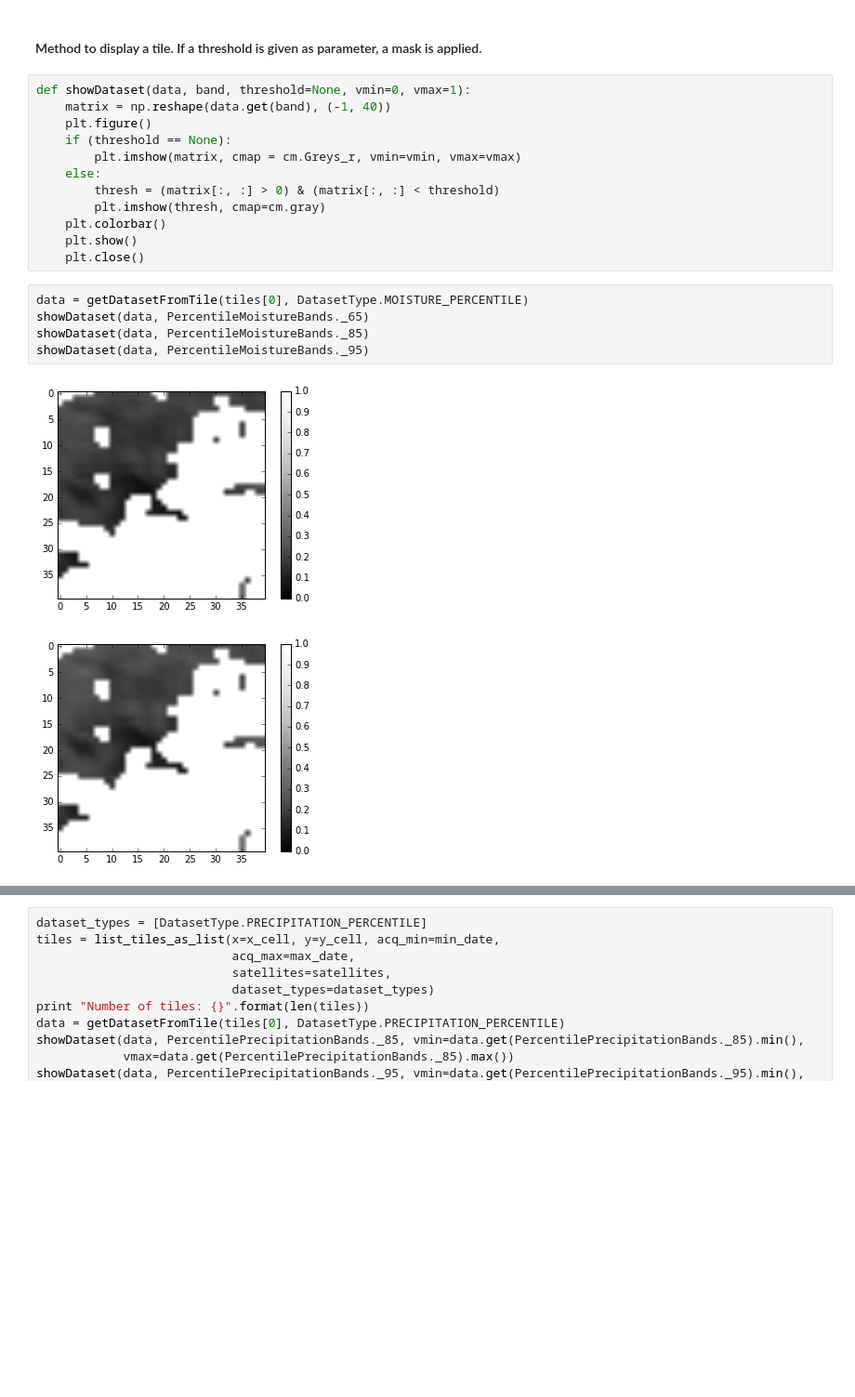
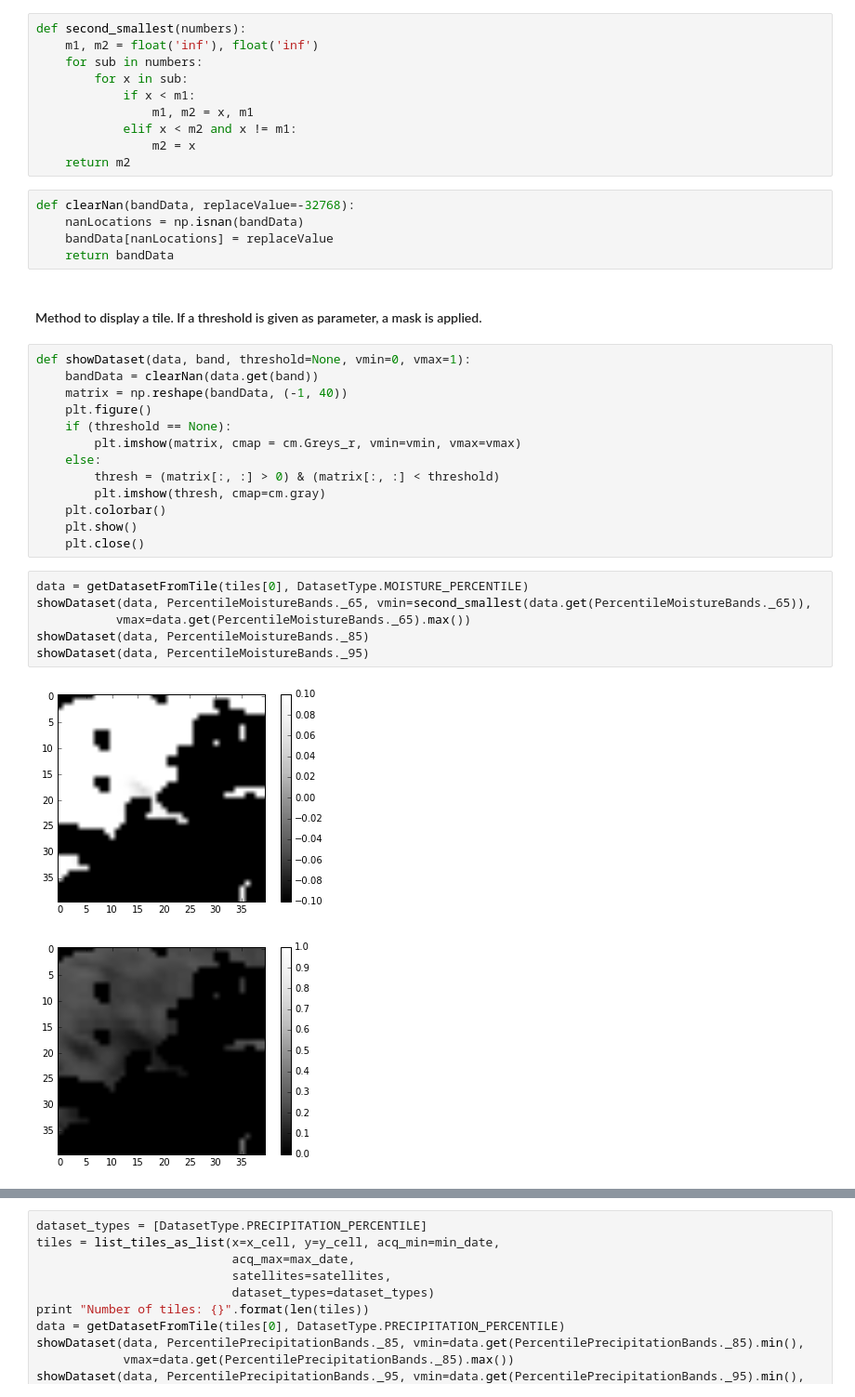
Before and after one commit to pvillard31/agdc, a Jupyter notebook: api-examples/notebooks/notebooks_CG/Percentile_and_forecast_access.ipynb, the cells around one changed output, grey strips where cells are left out. Shown: that part at 93% size. Drawn from its saved outputs; the diff is of its cells as text; blank space fills up the shorter version.

```diff
--- a/api-examples/notebooks/notebooks_CG/Percentile_and_forecast_access.ipynb
+++ b/api-examples/notebooks/notebooks_CG/Percentile_and_forecast_access.ipynb
@@ -66,11 +66,27 @@ def getDatasetFromTile(tile, datasetType):
     #print "Tile file path location: {path}".format(path=dataset.path)
     #print "Array dimensions:\nx: {x} & y: {y}".format(x=samples, y=lines)
     return data
+# %%
+def second_smallest(numbers):
+    m1, m2 = float('inf'), float('inf')
+    for sub in numbers:
+        for x in sub:
+            if x < m1:
+                m1, m2 = x, m1
+            elif x < m2 and x != m1:
+                m2 = x
+    return m2
+# %%
+def clearNan(bandData, replaceValue=-32768):
+    nanLocations = np.isnan(bandData)
+    bandData[nanLocations] = replaceValue
+    return bandData
 # %% [markdown]
 #### Method to display a tile. If a threshold is given as parameter, a mask is applied.
 # %%
 def showDataset(data, band, threshold=None, vmin=0, vmax=1):
-    matrix = np.reshape(data.get(band), (-1, 40))
+    bandData = clearNan(data.get(band))
+    matrix = np.reshape(bandData, (-1, 40))
     plt.figure()
     if (threshold == None):
         plt.imshow(matrix, cmap = cm.Greys_r, vmin=vmin, vmax=vmax)
@@ -82,9 +98,10 @@ def showDataset(data, band, threshold=None, vmin=0, vmax=1):
     plt.close()
 # %%
 data = getDatasetFromTile(tiles[0], DatasetType.MOISTURE_PERCENTILE)
-showDataset(data, PercentileMoistureBands._65)
+showDataset(data, PercentileMoistureBands._65, vmin=second_smallest(data.get(PercentileMoistureBands._65)),
+           vmax=data.get(PercentileMoistureBands._65).max())
 showDataset(data, PercentileMoistureBands._85)
 showDataset(data, PercentileMoistureBands._95)
 # %% [output]
-[figure, old version]
+[figure, new version]
-[figure, old version]
+[figure, new version]
```
Also changed, not shown: parts of 3 cells of this notebook, 2 other files.
